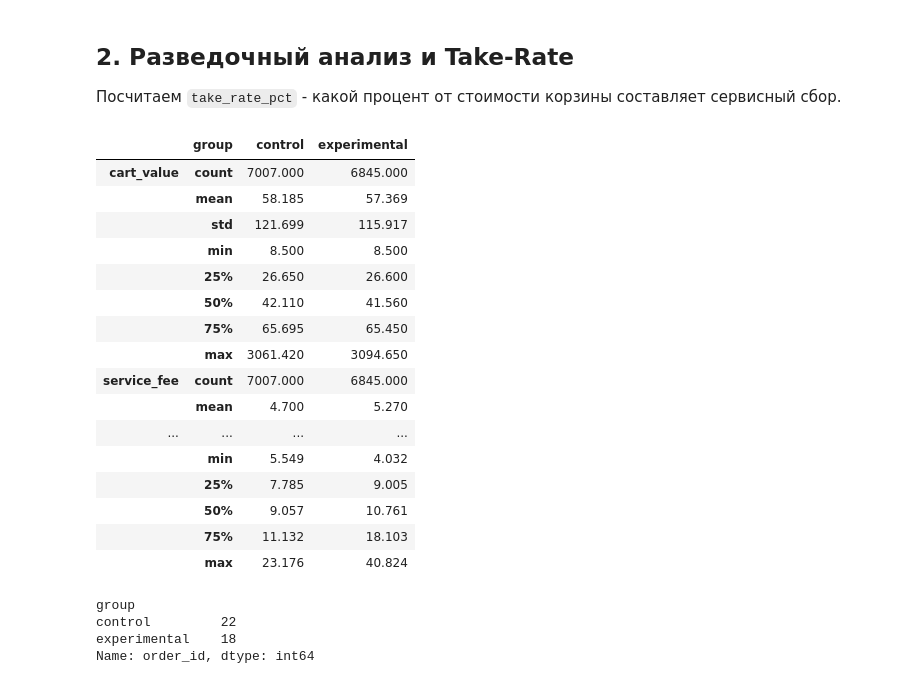
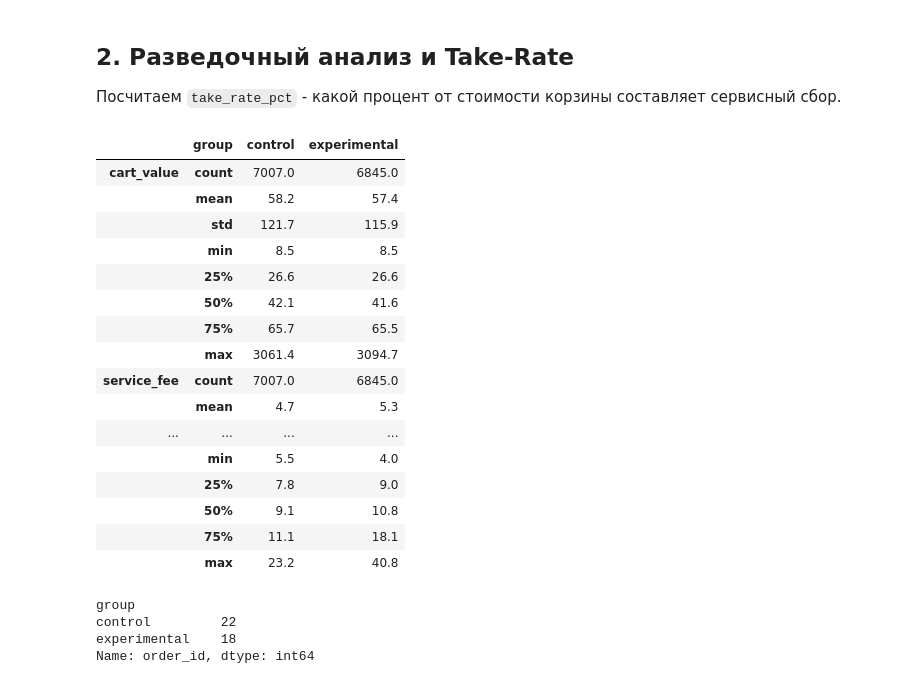
Before and after one commit to axiom-stat/Bootstrap-a-b-test, a Jupyter notebook: marketplace_ab_test_project.ipynb, the cells around one changed output. Saved outputs shown, nothing was run; the diff lists cells and outputs as text; code cells hidden in the pictures.

```diff
--- a/marketplace_ab_test_project.ipynb
+++ b/marketplace_ab_test_project.ipynb
@@ -24,8 +24,6 @@ from scipy.stats import bootstrap
 import pingouin as pg
 
 sns.set_theme(style="whitegrid")
-plt.rcParams["figure.figsize"] = (12, 5)
-pd.set_option("display.float_format", lambda x: f"{x:.3f}")
 
 df = pd.read_csv("marketplace_orders_experiment.csv")
 df.head()
@@ -67,9 +65,8 @@ df.duplicated().sum(), (df["service_fee"] <= 0).sum(), (df["delivery_duration_mi
 df_clean = (
     df.drop_duplicates()
     .query("service_fee > 0 and delivery_duration_min > 0")
-    .copy()
 )
-len(df_clean), round((len(df) - len(df_clean)) / len(df) * 100, 2)
+len(df_clean), round((1 - len(df_clean) / len(df)) * 100, 2)
 # %% [output]
 (13852, 1.58)
 # %%
@@ -94,26 +91,26 @@ sns.histplot(data=df_clean, x="delivery_duration_min", hue="group", kde=True, ax
 
 Посчитаем `take_rate_pct` - какой процент от стоимости корзины составляет сервисный сбор.
 # %%
-df_clean["take_rate_pct"] = df_clean["service_fee"] / df_clean["cart_value"] * 100
+df_clean = df_clean.assign(take_rate_pct=lambda x: x["service_fee"] / x["cart_value"] * 100)
 df_clean.groupby("group")[["cart_value", "service_fee", "take_rate_pct"]].describe().T
 # %% [output]
 |  | group | control | experimental |
-| cart_value | count | 7007.000 | 6845.000 |
-|  | mean | 58.185 | 57.369 |
-|  | std | 121.699 | 115.917 |
-|  | min | 8.500 | 8.500 |
-|  | 25% | 26.650 | 26.600 |
-|  | 50% | 42.110 | 41.560 |
-|  | 75% | 65.695 | 65.450 |
-|  | max | 3061.420 | 3094.650 |
-| service_fee | count | 7007.000 | 6845.000 |
-|  | mean | 4.700 | 5.270 |
+| cart_value | count | 7007.0 | 6845.0 |
+|  | mean | 58.2 | 57.4 |
+|  | std | 121.7 | 115.9 |
+|  | min | 8.5 | 8.5 |
+|  | 25% | 26.6 | 26.6 |
+|  | 50% | 42.1 | 41.6 |
+|  | 75% | 65.7 | 65.5 |
+|  | max | 3061.4 | 3094.7 |
+| service_fee | count | 7007.0 | 6845.0 |
+|  | mean | 4.7 | 5.3 |
 | ... | ... | ... | ... |
-|  | min | 5.549 | 4.032 |
-|  | 25% | 7.785 | 9.005 |
-|  | 50% | 9.057 | 10.761 |
-|  | 75% | 11.132 | 18.103 |
-|  | max | 23.176 | 40.824 |
+|  | min | 5.5 | 4.0 |
+|  | 25% | 7.8 | 9.0 |
+|  | 50% | 9.1 | 10.8 |
+|  | 75% | 11.1 | 18.1 |
+|  | max | 23.2 | 40.8 |
 # %%
 # Крупные заказы > $800
 df_clean.query("cart_value > 800").groupby("group")["order_id"].count()
```
Also changed, not shown: parts of 11 cells of this notebook.
